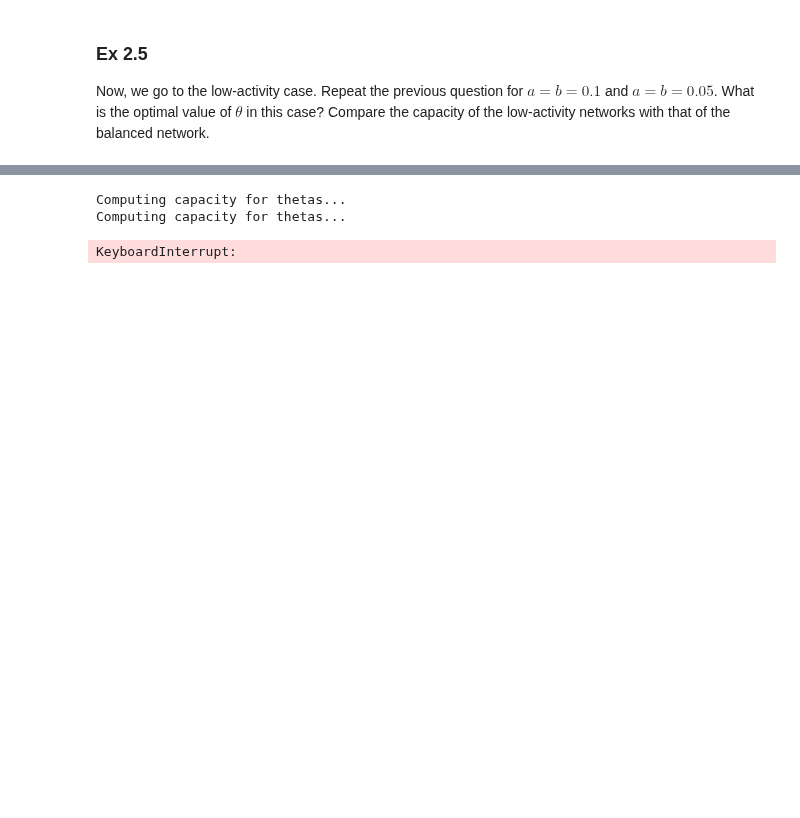
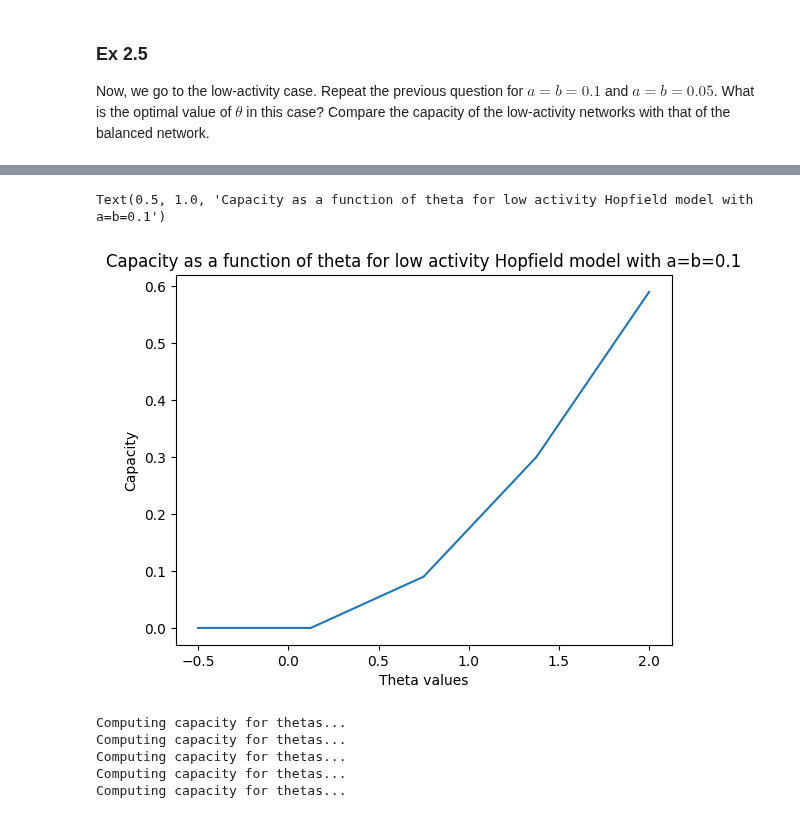
Before and after one commit to siyounglee00/Mini-project-NX, a Jupyter notebook: Miniproject_dynex.ipynb, the cells around one changed output, grey strips where cells are left out. Drawn from its saved outputs; the diff is of its cells as text; code cells hidden in the pictures; blank space fills up the shorter version.

```diff
--- a/Miniproject_dynex.ipynb
+++ b/Miniproject_dynex.ipynb
@@ -776,0 +831,10 @@ What is the optimal value of $\theta$ in this case? Compare the capacity of the
+# %%
+plt.figure()
+# have the values of theta on the x-axis and the capacities on the y-axis with labels
+plt.plot(theta_list, capacities)
+plt.xlabel("Theta values")
+plt.ylabel("Capacity")
+plt.title("Capacity as a function of theta for low activity Hopfield model with a=b=0.1")
+# %% [output]
+Text(0.5, 1.0, 'Capacity as a function of theta for low activity Hopfield model with a=b=0.1')
+[figure, added]
@@ -777,11 +843,9 @@ What is the optimal value of $\theta$ in this case? Compare the capacity of the
 # %%
-from helper_functions import study_simple_retrieval_low
-
 # A list of M values from 5 to 100 with a step of 5:
-M_values = np.arange(5, 101, 5)
+M_values = np.arange(5, 80, 10)
 N = 100
-a = 0.1
-b = 0.1
+a = 0.05
+b = 0.05
 
 mean_error_retrieval_list = []
 std_error_retrieval_list = []
@@ -823,9 +887,11 @@ for thetas in theta_list:
         std_retrieved_patterns_list.append(np.std(nr_retrieved_patterns_list))
         max_retrieved_patterns_list[M] = np.amax(nr_retrieved_patterns_list)
 
-    capacities.append(max_retrieved_patterns_list[M]/N)
+    capacities.append(np.amax(list(max_retrieved_patterns_list.values()))/N)
 # %% [output]
 Computing capacity for thetas...
 Computing capacity for thetas...
+Computing capacity for thetas...
+Computing capacity for thetas...
+Computing capacity for thetas...
-KeyboardInterrupt:
 # %%
```
Also changed, not shown: parts of 18 cells of this notebook.
